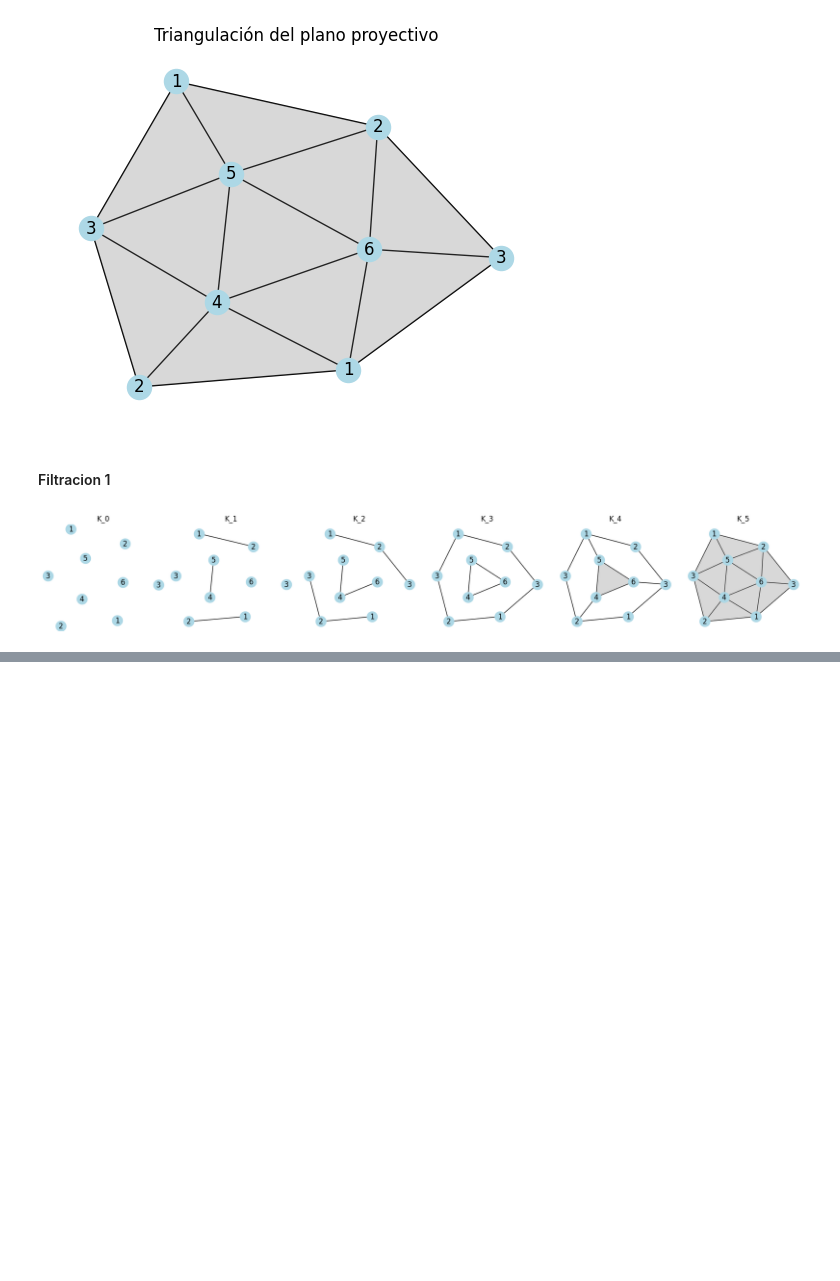
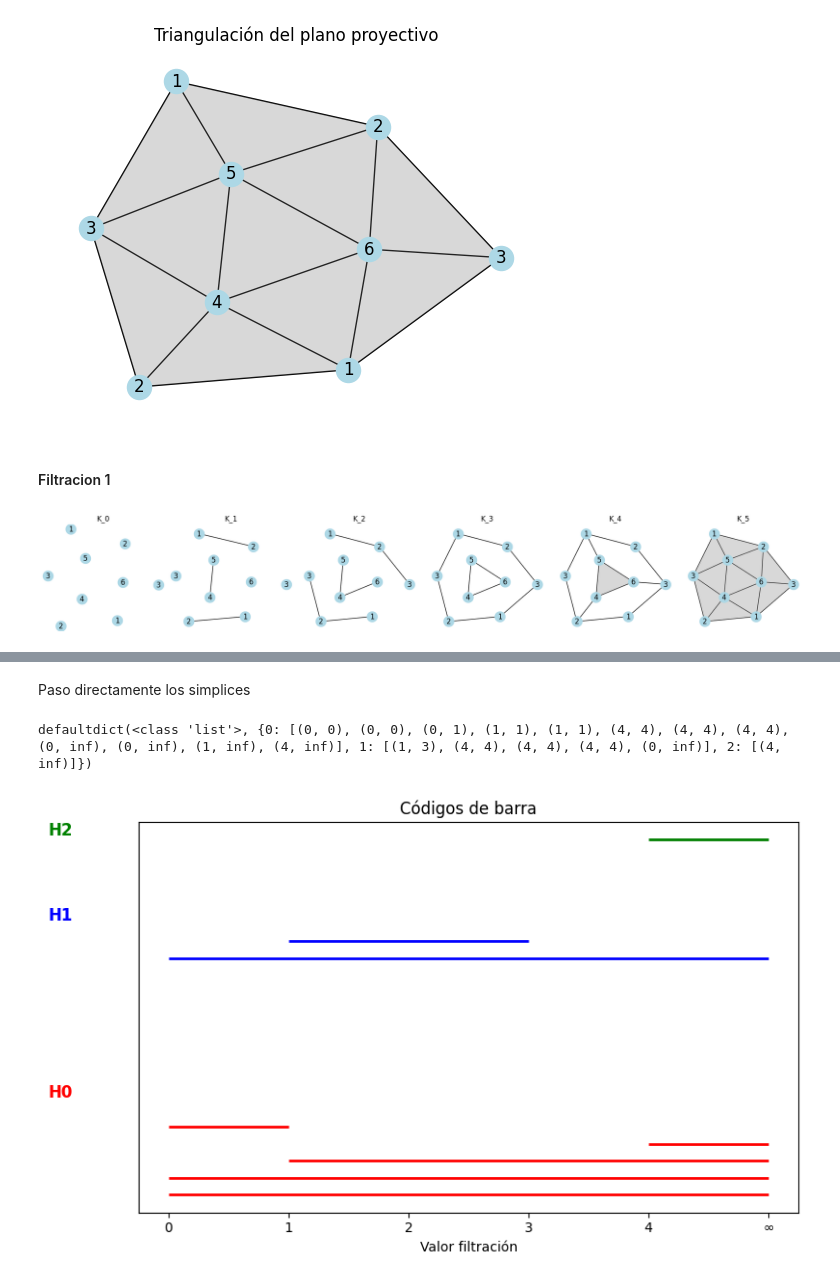
Before and after one commit to aaronbernal28/DataTopology-2025, a Jupyter notebook: notebooks/VR_y_homologia_persistente.ipynb, the cells around one changed output, grey strips where cells are left out. Drawn from its saved outputs; the diff is of its cells as text; code cells hidden in the pictures; blank space fills up the shorter version.

```diff
--- a/notebooks/VR_y_homologia_persistente.ipynb
+++ b/notebooks/VR_y_homologia_persistente.ipynb
@@ -165,17 +162,0 @@ plot_persistence(persistence)
-# %%
-FILTRATION_SIZE = 6  # K0 to K5
-SIMPLICES = {
-    0: [[1], [2], [3], [4], [5], [6]],
-    1: [],
-    2: [],
-    3: [],
-    4: [],
-    5: []
-    }
-
-st = Filtration_plano_proyectivo(VALID_EDGES, POSITIONS)
-for dim in range(FILTRATION_SIZE):
-    for simplex in SIMPLICES[dim]:
-        st.insert(simplex, filtration=dim)
-
-st.plot(filtration_size=FILTRATION_SIZE)
@@ -204,0 +189,43 @@ plot_persistence(persistence)
+# %% [markdown]
+Paso directamente los simplices
+# %%
+from src.algoritmo_persistencia_3oct import Filtration, plot_barcodes, build_boundary_matrix, reduce_matrix, extract_barcodes
+
+FILTRATION_SIZE = 5
+SIMPLICES_MAXIMALES = {
+    0: [[0], [1],
+        [2, 3], [3, 4], [2, 4] # borde triángulo 1
+        ],
+    1: [[0, 1], # arista
+        [2, 3], [3, 4], [2, 4], # borde triángulo 1
+        [5, 6], [6, 7], [5, 7] # borde triángulo 2
+        ],
+    2: [[0, 1],
+        [2, 3], [3, 4], [2, 4],
+        [5, 6], [6, 7], [5, 7]
+        ],
+    3: [[0, 1],
+        [2, 3], [3, 4], [2, 4],
+        [5, 6, 7] # triángulo 2
+        ],
+    4: [[0, 1],
+        [2, 3], [3, 4], [2, 4],
+        [5, 6, 7],
+        [8, 9, 10], [9, 10, 11], [8, 10, 11], [8, 9, 11] # caras del tetraedro
+        ]
+}
+
+st = Filtration()
+
+for dim in range(FILTRATION_SIZE):
+    for simplex in SIMPLICES_MAXIMALES[dim]:
+        st.insert(simplex, filtration=dim)
+
+D, simplices = build_boundary_matrix(st)
+Dred = reduce_matrix(D)
+barcodes = extract_barcodes(Dred, simplices)
+print(barcodes)
+plot_barcodes(barcodes, simplices)
+# %% [output]
+defaultdict(<class 'list'>, {0: [(0, 0), (0, 0), (0, 1), (1, 1), (1, 1), (4, 4), (4, 4), (4, 4), (0, inf), (0, inf), (1, inf), (4, inf)], 1: [(1, 3), (4, 4), (4, 4), (4, 4), (0, inf)], 2: [(4, inf)]})
+[figure, added]
```
Also changed, not shown: parts of 15 cells of this notebook, 2 other files.
